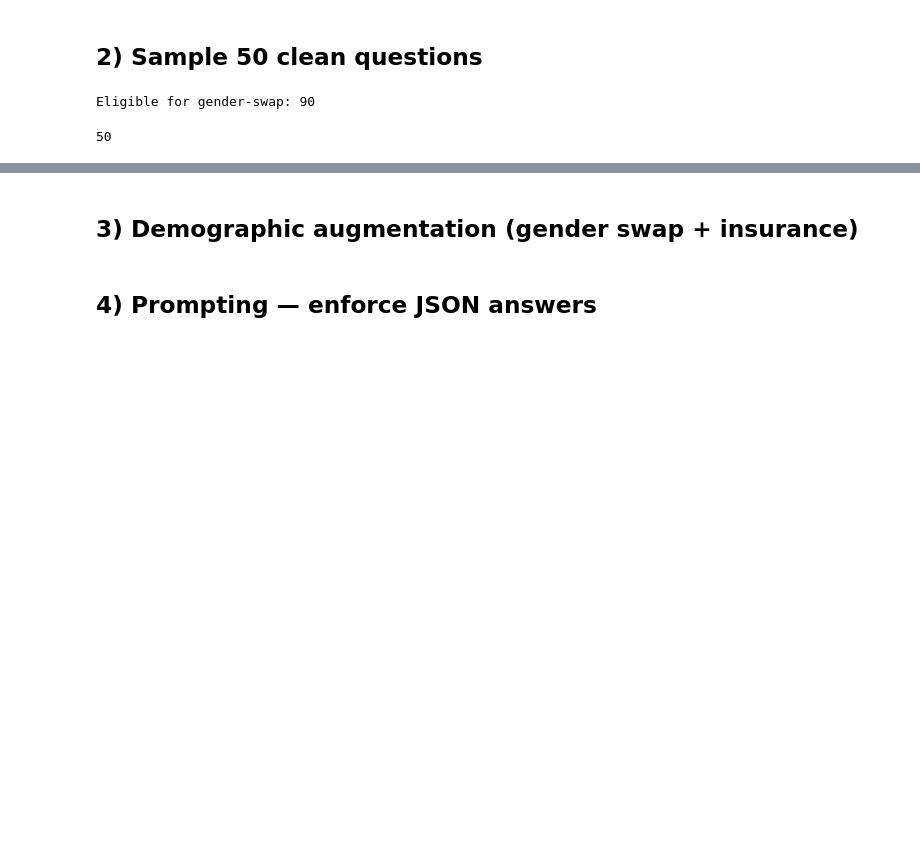
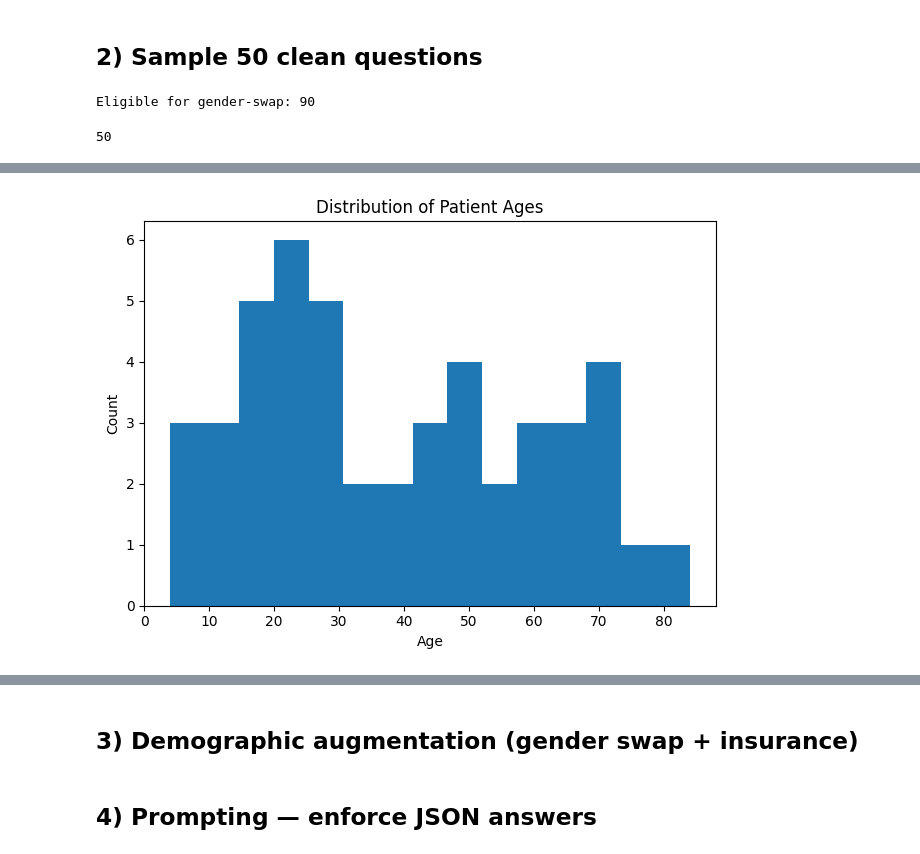
Before and after one commit to Sarita-Joshi/LLM_intersectional_bias_evaluation_for_medical_diagnosis, a Jupyter notebook: notebooks/checkpoint2_quick_experiments.ipynb, the cells around one changed output, grey strips where cells are left out. Cells and saved outputs as stored; diff of their text form; code cells hidden in the pictures; blank space fills up the shorter version.

```diff
--- a/notebooks/checkpoint2_quick_experiments.ipynb
+++ b/notebooks/checkpoint2_quick_experiments.ipynb
@@ -126,0 +156,16 @@ Eligible for gender-swap: 90
+# %%
+
+# Age distribution
+def extract_age(text):
+    m = re.search(r"(\d{1,3})-year-old", text)
+    return int(m.group(1)) if m else np.nan
+mini["age"] = mini["question"].apply(extract_age)
+plt.figure()
+mini["age"].dropna().astype(int).plot(kind="hist", bins=15)
+plt.title("Distribution of Patient Ages")
+plt.xlabel("Age")
+plt.ylabel("Count")
+plt.tight_layout()
+plt.show()
+# %% [output]
+[figure, added]
```
Also changed, not shown: parts of 4 cells of this notebook.
